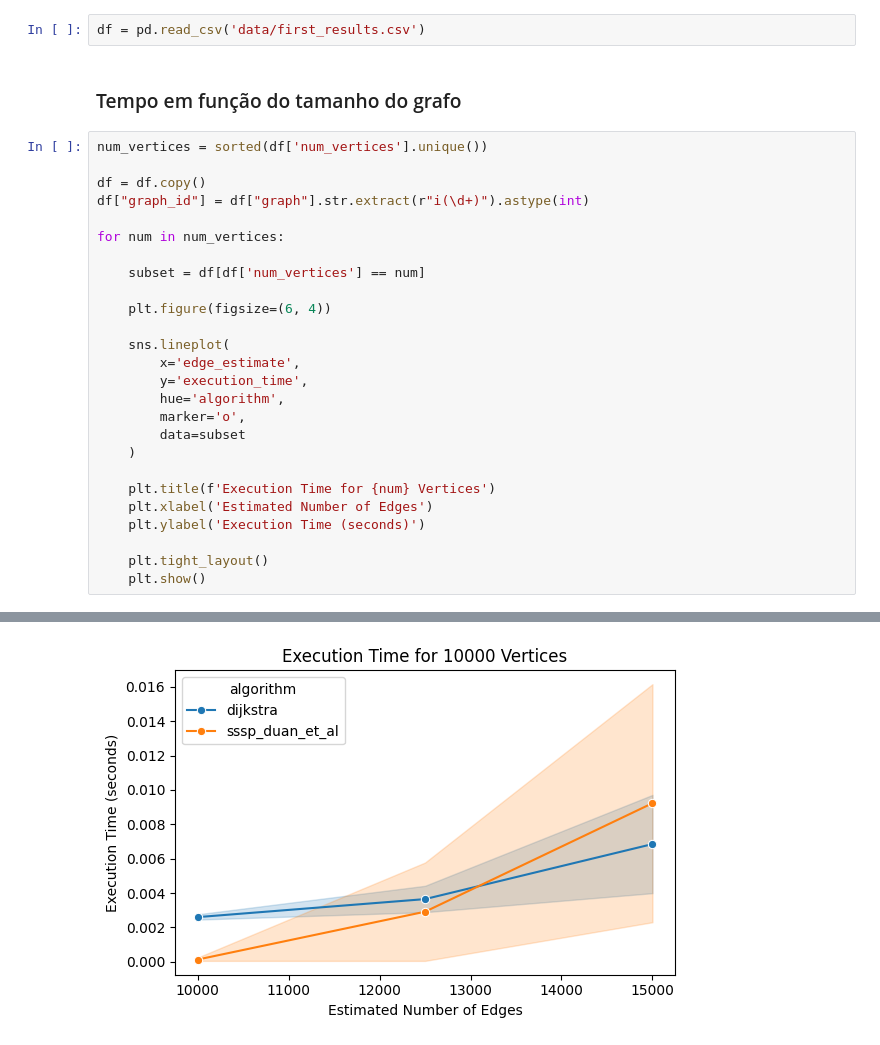
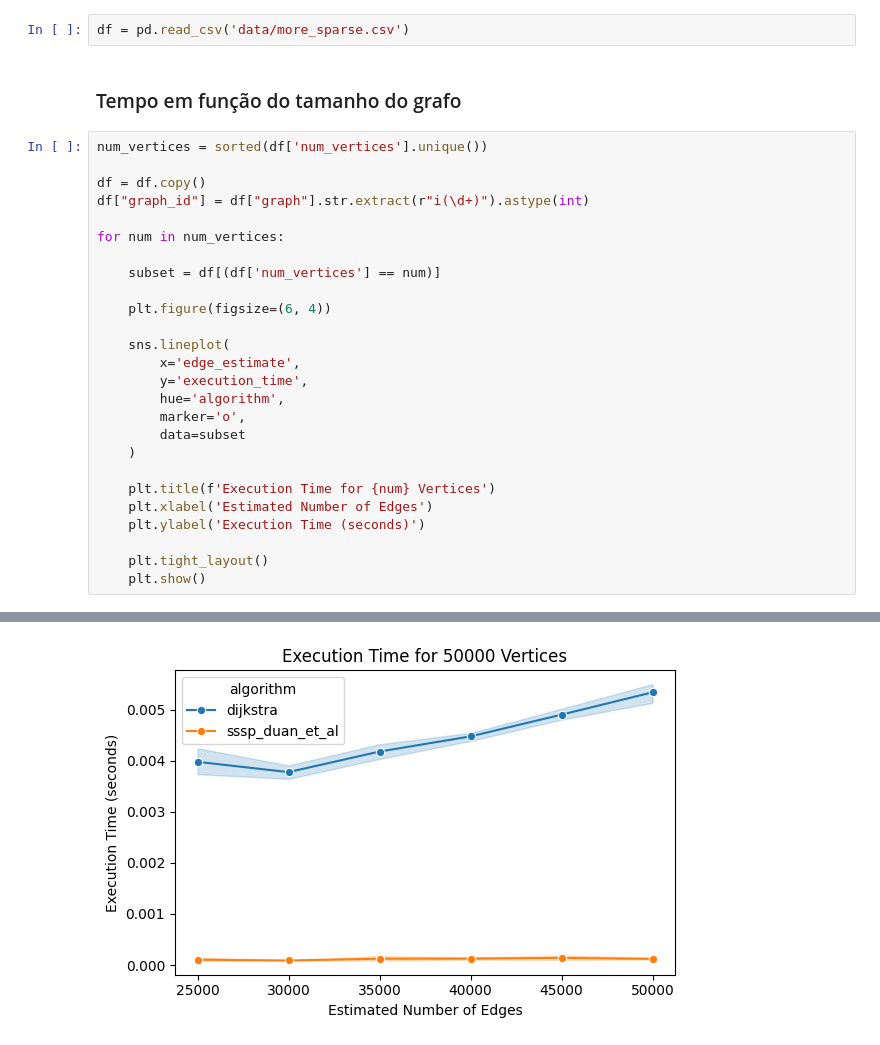
Before and after one commit to erick1-618/tcc_graphs, a Jupyter notebook: analysis.ipynb, the cells around one changed output, grey strips where cells are left out. Saved outputs shown, nothing was run; the diff lists cells and outputs as text.

```diff
--- a/analysis.ipynb
+++ b/analysis.ipynb
@@ -6,7 +6,7 @@ import numpy as np
 import matplotlib.pyplot as plt
 import seaborn as sns
 # %%
-df = pd.read_csv('data/first_results.csv')
+df = pd.read_csv('data/more_sparse.csv')
 # %% [markdown]
 ### Tempo em função do tamanho do grafo
 # %%
@@ -17,7 +17,7 @@ df["graph_id"] = df["graph"].str.extract(r"i(\d+)").astype(int)
 
 for num in num_vertices:
 
-    subset = df[df['num_vertices'] == num]
+    subset = df[(df['num_vertices'] == num)]
 
     plt.figure(figsize=(6, 4))
 
@@ -40 +40 @@ for num in num_vertices:
-[figure, old version]
+[figure, new version]
```
Also changed, not shown: parts of 1 cell of this notebook.
